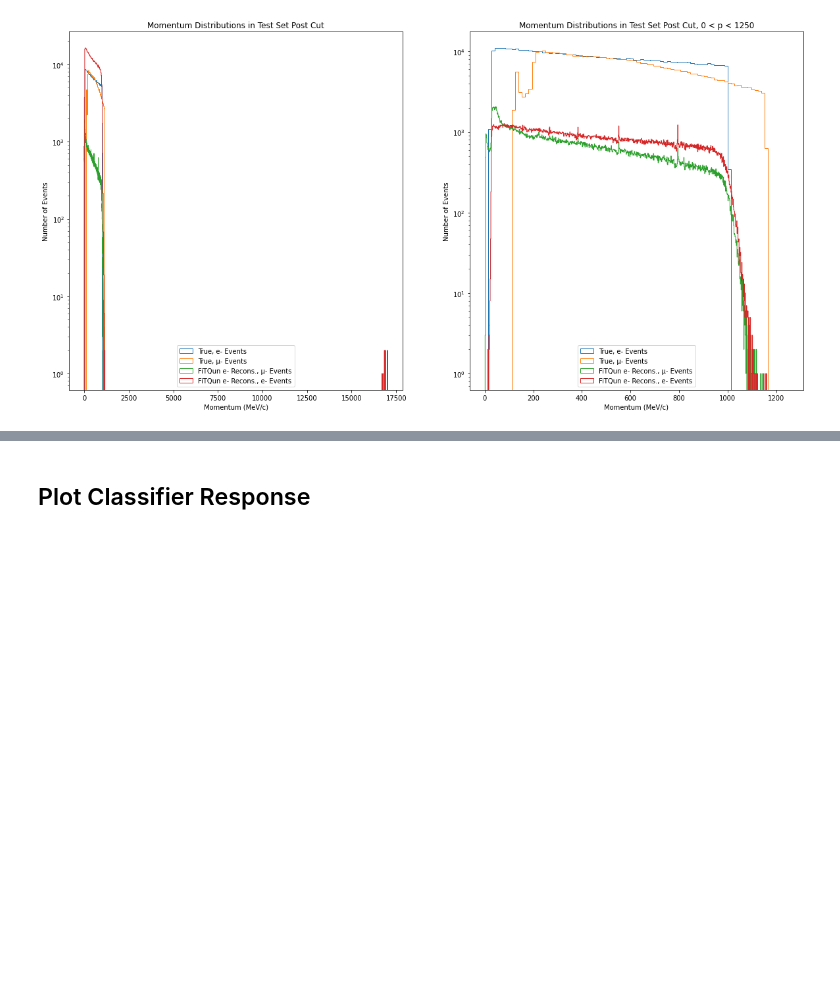
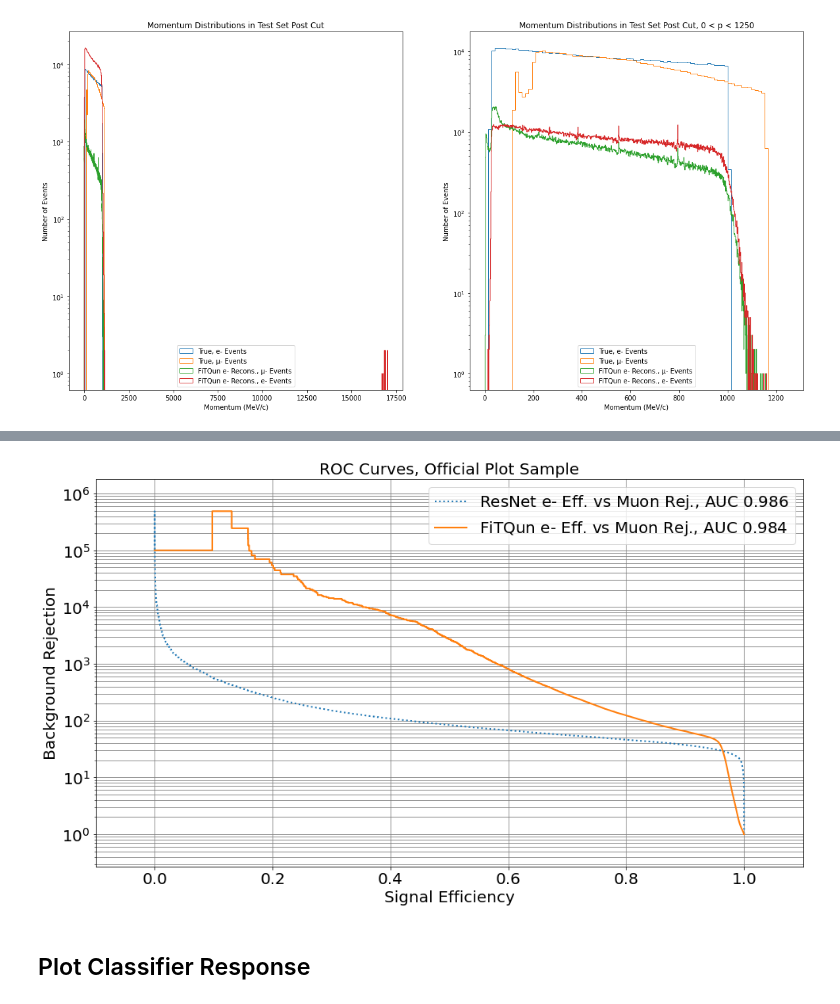
Before and after one commit to WatChMaL/CNN, a Jupyter notebook: Repeating_Classifier_Training/8. Comparing Additional Training and Testing Runs.ipynb, the cells around one changed output, grey strips where cells are left out. Saved outputs shown, nothing was run; the diff lists cells and outputs as text; code cells hidden in the pictures; blank space fills up the shorter version.

```diff
--- a/Repeating_Classifier_Training/8. Comparing Additional Training and Testing Runs.ipynb
+++ b/Repeating_Classifier_Training/8. Comparing Additional Training and Testing Runs.ipynb
@@ -610,3 +621,23 @@ official_fit_fpr, official_fit_tpr, official_fit_threshold = roc_curve(labels_e,
+# %%
+collapsed_sm_official, collapsed_labels_official = collapse_test_output(rn_official_scores,
+                                                                 official_labels,
+                                                                 softmax_index_dict, ignore_type="gamma")
+rn_fprs, rn_tprs, rn_thresholds = prep_roc_data(rn_official_scores,official_labels,
+                                'rejection',softmax_index_dict,"e","mu")
+fprs = [rn_fprs]
+tprs = [rn_tprs]
+thresholds = [rn_thresholds]
+fq_official_fprs,fq_official_tprs,fq_official_threshs = prep_roc_data(official_scores, official_labels,'rejection',softmax_index_dict,"e","mu")
+
+fprs.append(fq_official_fprs)
+tprs.append(fq_official_tprs)
+thresholds.append(fq_official_threshs)
+
+roc_metrics = plot_multiple_ROC((fprs, tprs, thresholds),'rejection', [["e", "mu"],['e','mu']],
+                                plot_labels = ['ResNet e- Eff. vs Muon Rej.','FiTQun e- Eff. vs Muon Rej.'],
+                                png_name = 'overlaid_roc',title='ROC Curves, Official Plot Sample',annotate=False,linestyle=(':','-','--'))
+# %% [output]
+[figure, added]
 # %% [markdown]
 ## Plot Classifier Response
 # %% [markdown]
```
Also changed, not shown: parts of 9 cells of this notebook, 18 other files.
